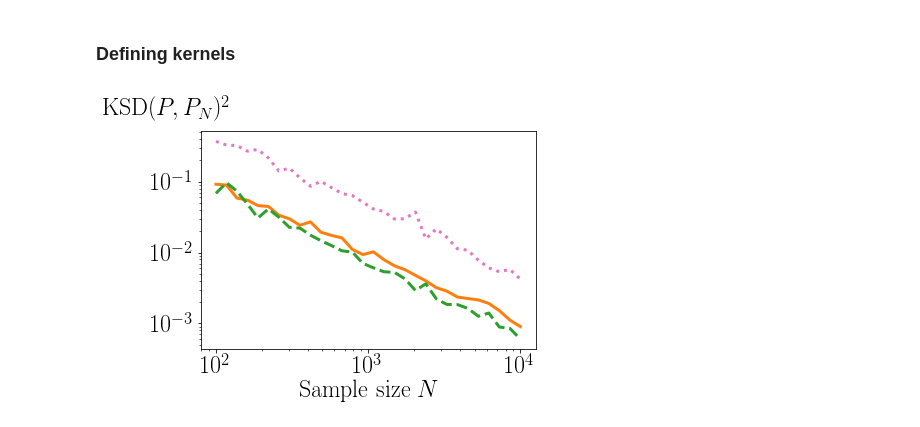
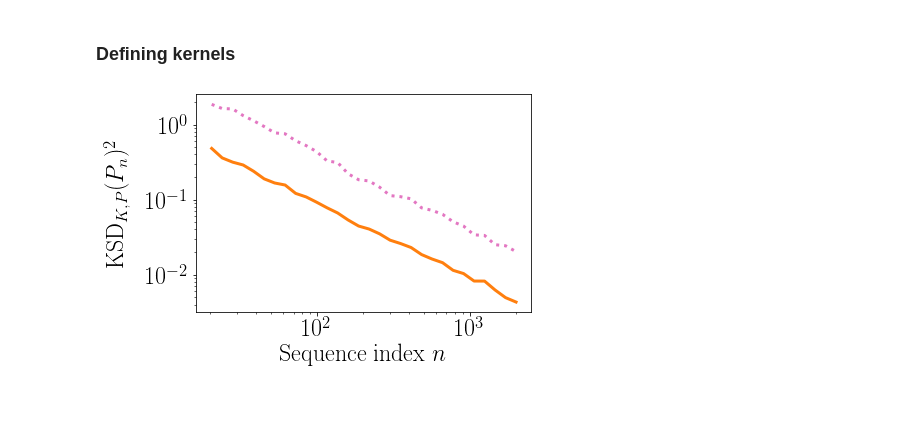
Before and after one commit to noukoudashisoup/ksd-moment, a Jupyter notebook: ipynb/ontarget_gauss_varptb_target.ipynb, the cells around one changed output. Saved outputs shown, nothing was run; the diff lists cells and outputs as text; code cells hidden in the pictures; blank space fills up the shorter version.

```diff
--- a/ipynb/ontarget_gauss_varptb_target.ipynb
+++ b/ipynb/ontarget_gauss_varptb_target.ipynb
@@ -169,15 +173,15 @@ kernels = {
     'IMQ': kimq,
     # 'IMQ-sum-quad-theta': kx,
     'IMQ-sum-quad': kx_zero,
-    'IMQ-sum': ksum_imq,
+#     'IMQ-sum': ksum_imq,
 #     'Mat-sum': kmat_sum,
 }
 # %%
-rerun = False
+rerun = True
 vstat = True
 
 n_ps = 30
-sample_sizes = torch.logspace(2, 4, n_ps)
+sample_sizes = torch.logspace(1.31, 3.3, n_ps)
 data = np.empty([len(kernels), rep, n_ps])
 losses = {
     k: loss.KSD(v, target.score)
@@ -196,7 +200,8 @@ for l_i, (key, l) in enumerate(losses.items()):
     else:
         for j, n in enumerate(sample_sizes):
             for i in range(rep):
-                X = sampler.sample(int(n.item()))
+                with util.TorchSeedContext(seed):
+                    X = sampler.sample(int(n.item()))
                 data[l_i, i, j] = l.loss(X, vstat=vstat).detach().numpy()
         result = data[l_i]
         np.save(path, result)
@@ -204,39 +209,41 @@ for l_i, (key, l) in enumerate(losses.items()):
 Format = namedtuple('Format', ['color', 'linestyle'])
 label_format_tuples = {
     'IMQ': ("IMQ", Format('C1', '-')),
-    'IMQ-sum': ('IMQ sum (lin.)', Format('C2', '--')),
+#     'IMQ-sum': ('IMQ sum (lin.)', Format('C2', '--')),
 #     'IMQ-sum-quad-theta': ('IMQ sum (quad.) $\\theta=0.1$', Format('C5', '-.')),
     'IMQ-sum-quad': ('IMQ sum (quad.)', Format('C6', ':')),
 }
 # %%
 from matplotlib.ticker import LogLocator
 fig = plt.figure()
 ax = fig.add_subplot(111)
 ax.set_yscale('log')
 
 
-label = ax.set_xlabel('Sample size $N$', fontsize = 24)
-label = ax.set_ylabel('$\\mathrm{KSD}(P, P_N)^2$', fontsize = 24)
-label.set_rotation(0)
+label = ax.set_xlabel('Sequence index $n$', fontsize = 24)
+label = ax.set_ylabel('$\\mathrm{KSD}_{K, P}(P_n)^2$', fontsize = 24)
+# label.set_rotation(0)
+# ax.xaxis.set_label_coords(0.5, -0.15)
+# ax.yaxis.set_label_coords(-0.1, 1.05)
 ax.xaxis.set_label_coords(0.5, -0.15)
-ax.yaxis.set_label_coords(-0.1, 1.05)
+ax.yaxis.set_label_coords(-0.2, 0.5)
 
 ax.set_yticks([1e+0, 1e+1, 1e+2])
 
 ps = sample_sizes.detach().numpy()
 for ki, key in enumerate(losses.keys()):
     label = label_format_tuples[key][0]
     fmt = label_format_tuples[key][1]
     y = data[ki].mean(axis=0)
     ax.plot(ps, y, label=label,
         color=fmt.color, linestyle=fmt.linestyle)
 
 # ax.legend(bbox_to_anchor=(1.75,1.), ncol=4)
 ax.set_yscale('log')
 ax.set_xscale('log')
 
 #ax.yaxis.set_minor_locator(LogLocator(numticks=10))
 
 plt.savefig('ksd_gauss_var_ontarget.pdf', bbox_inches='tight')
 # %% [output]
-[figure, old version]
+[figure, new version]
```
Also changed, not shown: parts of 2 cells of this notebook, 6 other files.
